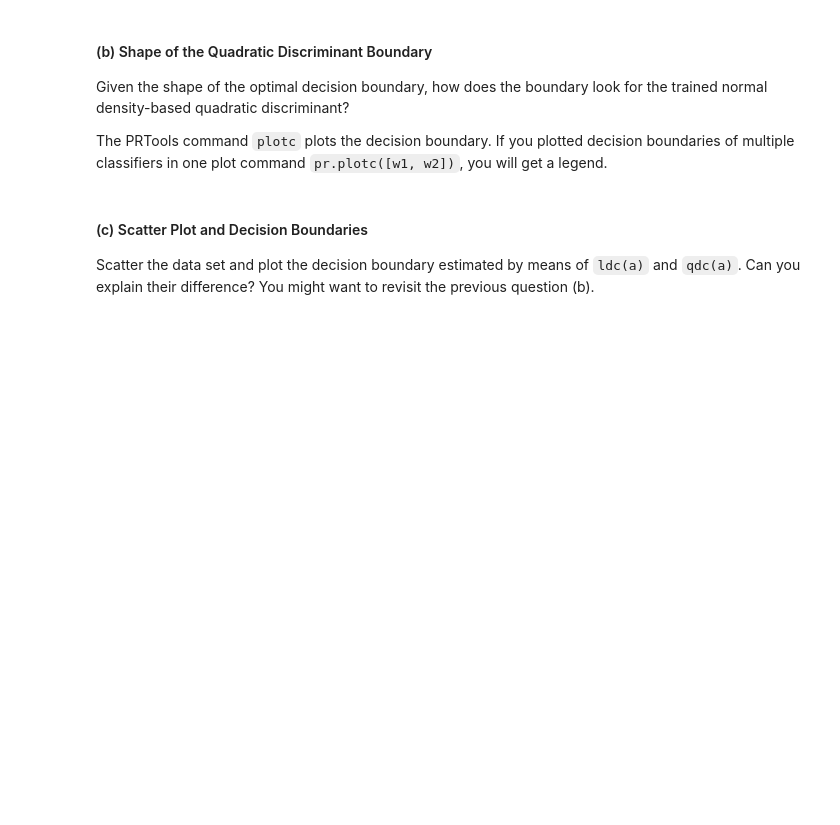
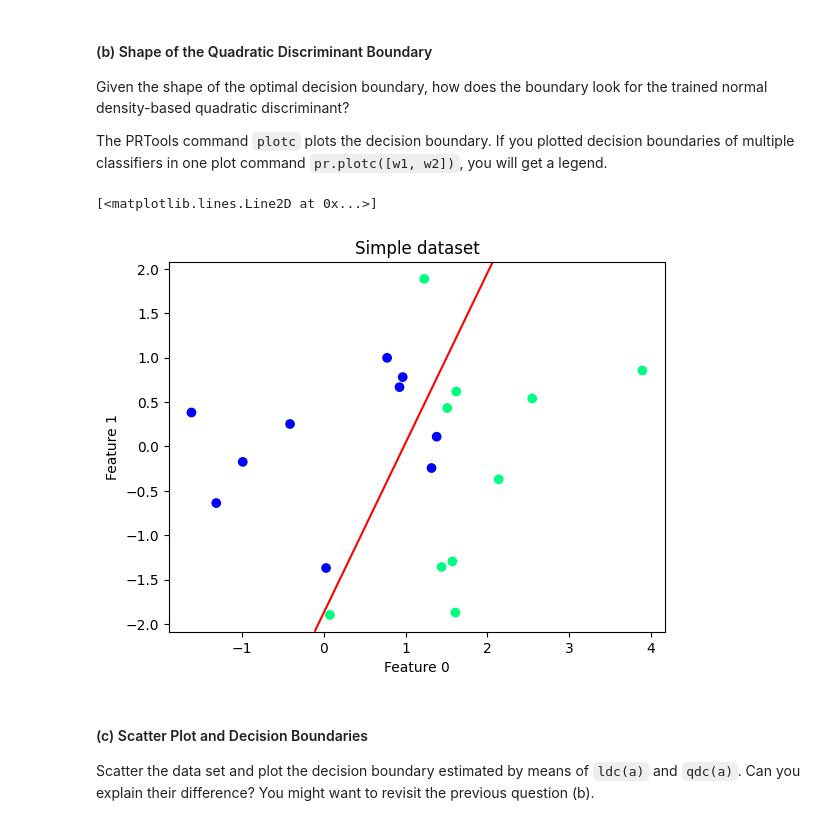
Before and after one commit to RensDur/DSAIT4005-Machine-and-Deep-Learning, a Jupyter notebook: Assignment-1.ipynb, the cells around one changed output. Saved outputs shown, nothing was run; the diff lists cells and outputs as text; code cells hidden in the pictures; blank space fills up the shorter version.

```diff
--- a/Assignment-1.ipynb
+++ b/Assignment-1.ipynb
@@ -524,3 +531,9 @@ The PRTools command `plotc` plots the decision boundary. If you plotted decision
+# %%
+pr.scatterd(dataset)
+pr.plotc(linear_discriminant)
+# %% [output]
+[<matplotlib.lines.Line2D at 0x...>]
+[figure, added]
 # %% [markdown]
 #### (c) Scatter Plot and Decision Boundaries
 
```
Also changed, not shown: parts of 3 cells of this notebook.
